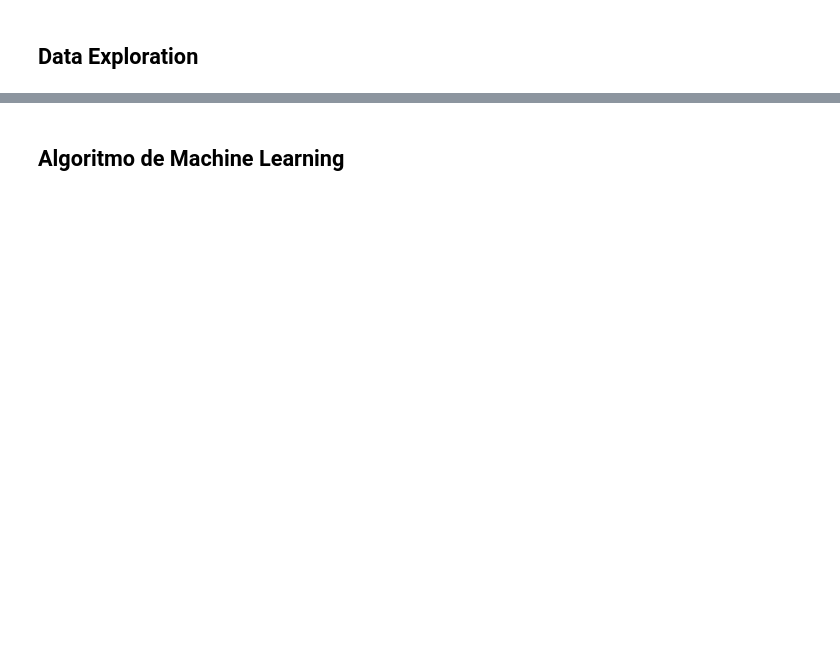
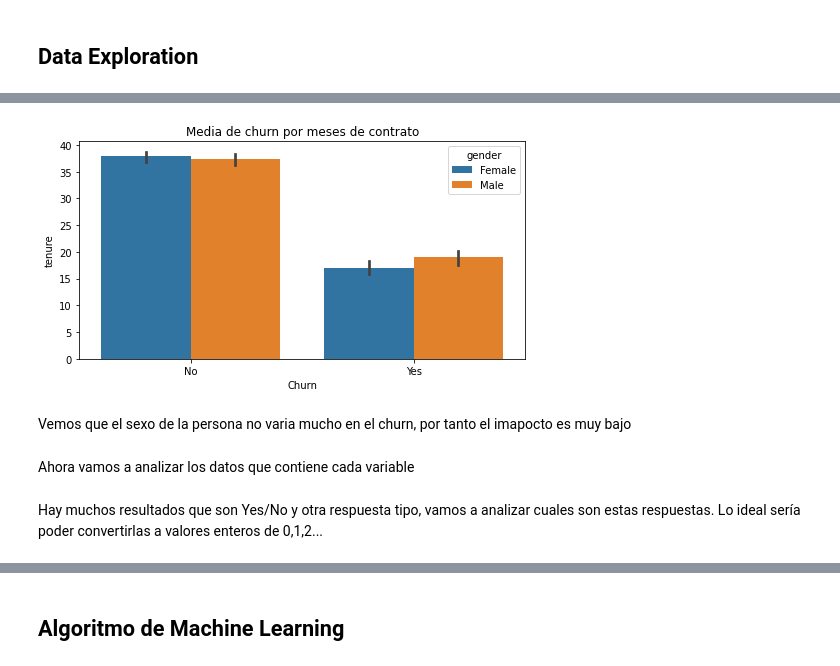
Before and after one commit to marcbonastre/RepoTestGroup3, a Jupyter notebook: PROYECTO_FINAL/Notebooks/BT_MLT_Churn.ipynb, the cells around one changed output, grey strips where cells are left out. Drawn from its saved outputs; the diff is of its cells as text; code cells hidden in the pictures; blank space fills up the shorter version.

```diff
--- a/PROYECTO_FINAL/Notebooks/BT_MLT_Churn.ipynb
+++ b/PROYECTO_FINAL/Notebooks/BT_MLT_Churn.ipynb
@@ -8,0 +121,15 @@
+# %%
+chh=ch.drop(['customerID','TotalCharges'], axis=1)
+# %%
+fig = plt.figure(figsize=(8,4))
+ax1 = sns.barplot(x="Churn", y="tenure",hue="gender", data=chh)
+ax1.set_title('Media de churn por meses de contrato')
+plt.show()
+# %% [output]
+[figure, added]
+# %% [markdown]
+Vemos que el sexo de la persona no varia mucho en el churn, por tanto el imapocto es muy bajo
+# %% [markdown]
+Ahora vamos a analizar los datos que contiene cada variable
+# %% [markdown]
+Hay muchos resultados que son Yes/No y otra respuesta tipo, vamos a analizar cuales son estas respuestas. Lo ideal sería poder convertirlas a valores enteros de 0,1,2...
```
Also changed, not shown: parts of 45 cells of this notebook, 4 other files.
